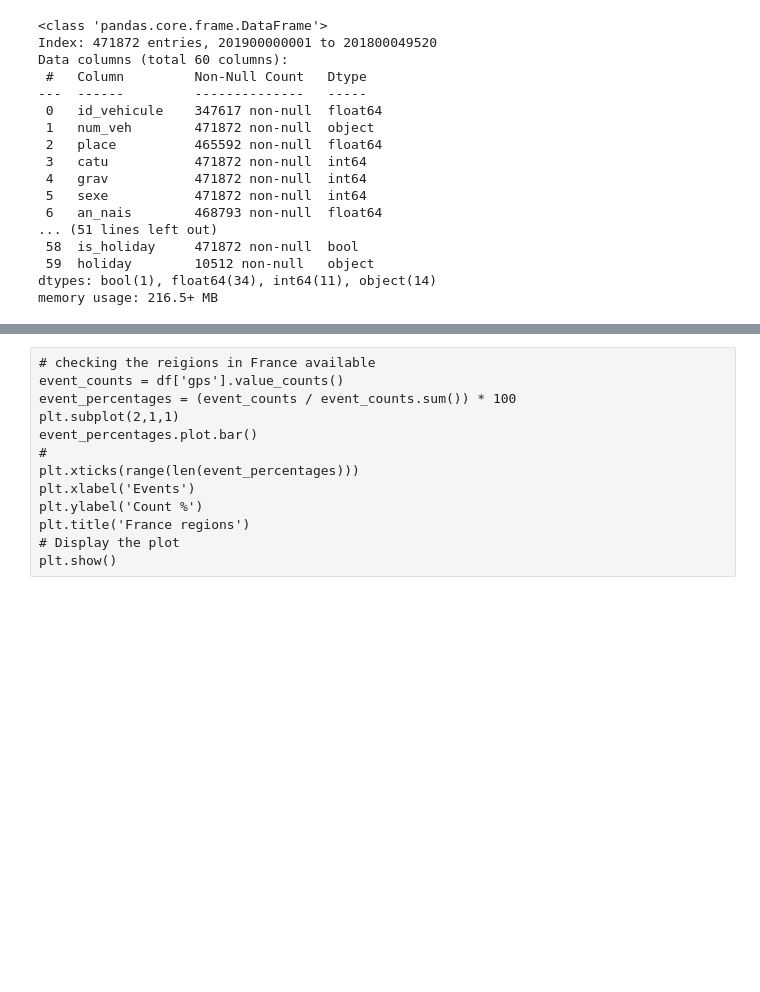
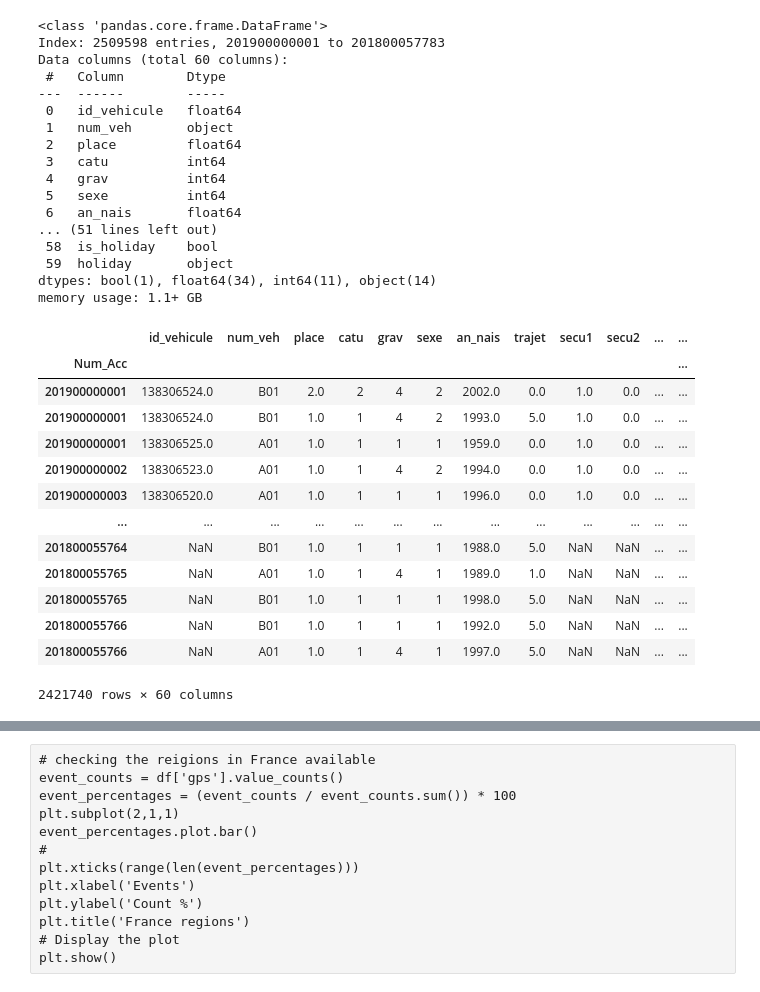
Before and after one commit to tiagoru/Road_accidents_france, a Jupyter notebook: Sprint_3_sandbox.ipynb, the cells around one changed output, grey strips where cells are left out. Cells and saved outputs as stored; diff of their text form; code cells hidden in the pictures; blank space fills up the shorter version.

```diff
--- a/Sprint_3_sandbox.ipynb
+++ b/Sprint_3_sandbox.ipynb
@@ -10,24 +10,41 @@ import seaborn as sns
 #If necessary, you will have to transform and/or add features and enrich your dataset.
 #The objective at the end of this step is to have a dataset ready to perform in-depth analysis and/or modeling using Machine (and Deep) Learning.
 # %%
-df = pd.read_csv("./data/230816_input_table.csv", index_col=0, low_memory=False)
+df = pd.read_csv("./data/230819_basic_table_for_analysis.csv", index_col=0, low_memory=False)
 
 df.info()
 # %% [output]
 <class 'pandas.core.frame.DataFrame'>
-Index: 471872 entries, 201900000001 to 201800049520
+Index: 2509598 entries, 201900000001 to 201800057783
 Data columns (total 60 columns):
- #   Column         Non-Null Count   Dtype
----  ------         --------------   -----
- 0   id_vehicule    347617 non-null  float64
- 1   num_veh        471872 non-null  object
- 2   place          465592 non-null  float64
- 3   catu           471872 non-null  int64
- 4   grav           471872 non-null  int64
- 5   sexe           471872 non-null  int64
- 6   an_nais        468793 non-null  float64
+ #   Column        Dtype
+---  ------        -----
+ 0   id_vehicule   float64
+ 1   num_veh       object
+ 2   place         float64
+ 3   catu          int64
+ 4   grav          int64
+ 5   sexe          int64
+ 6   an_nais       float64
 ... (51 lines left out)
- 58  is_holiday     471872 non-null  bool
- 59  holiday        10512 non-null   object
+ 58  is_holiday    bool
+ 59  holiday       object
 dtypes: bool(1), float64(34), int64(11), object(14)
-memory usage: 216.5+ MB
+memory usage: 1.1+ GB
+# %%
+df[df['metropolitan'] == 1]
+# %% [output]
+|  | id_vehicule | num_veh | place | catu | grav | sexe | an_nais | trajet | secu1 | secu2 | ... | ... |
+| Num_Acc |  |  |  |  |  |  |  |  |  |  |  | ... |
+| 201900000001 | 138306524.0 | B01 | 2.0 | 2 | 4 | 2 | 2002.0 | 0.0 | 1.0 | 0.0 | ... | ... |
+| 201900000001 | 138306524.0 | B01 | 1.0 | 1 | 4 | 2 | 1993.0 | 5.0 | 1.0 | 0.0 | ... | ... |
+| 201900000001 | 138306525.0 | A01 | 1.0 | 1 | 1 | 1 | 1959.0 | 0.0 | 1.0 | 0.0 | ... | ... |
+| 201900000002 | 138306523.0 | A01 | 1.0 | 1 | 4 | 2 | 1994.0 | 0.0 | 1.0 | 0.0 | ... | ... |
+| 201900000003 | 138306520.0 | A01 | 1.0 | 1 | 1 | 1 | 1996.0 | 0.0 | 1.0 | 0.0 | ... | ... |
+| ... | ... | ... | ... | ... | ... | ... | ... | ... | ... | ... | ... | ... |
+| 201800055764 | NaN | B01 | 1.0 | 1 | 1 | 1 | 1988.0 | 5.0 | NaN | NaN | ... | ... |
+| 201800055765 | NaN | A01 | 1.0 | 1 | 4 | 1 | 1989.0 | 1.0 | NaN | NaN | ... | ... |
+| 201800055765 | NaN | B01 | 1.0 | 1 | 1 | 1 | 1998.0 | 5.0 | NaN | NaN | ... | ... |
+| 201800055766 | NaN | B01 | 1.0 | 1 | 1 | 1 | 1992.0 | 5.0 | NaN | NaN | ... | ... |
+| 201800055766 | NaN | A01 | 1.0 | 1 | 4 | 1 | 1997.0 | 5.0 | NaN | NaN | ... | ... |
+2421740 rows × 60 columns
```
Also changed, not shown: parts of 21 cells of this notebook, 3 other files.
